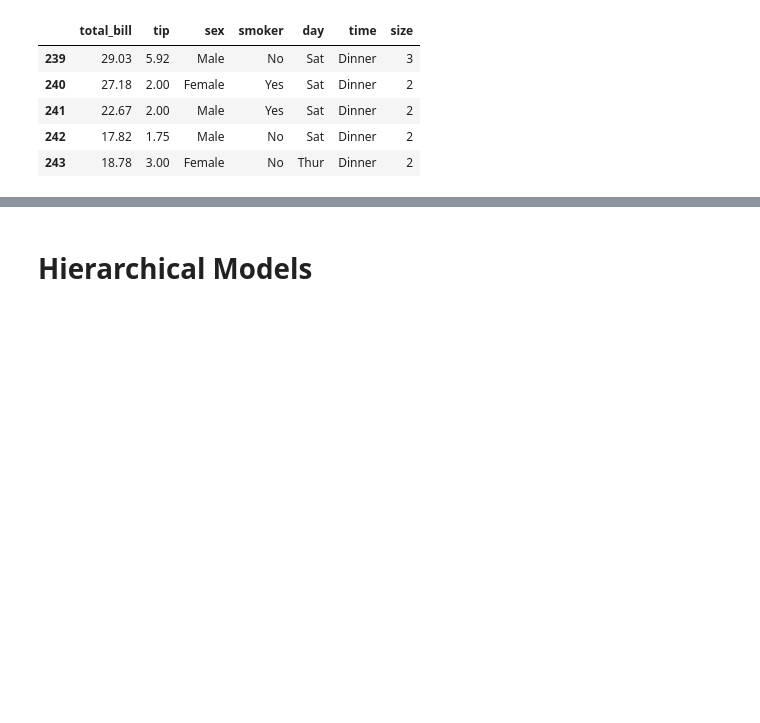
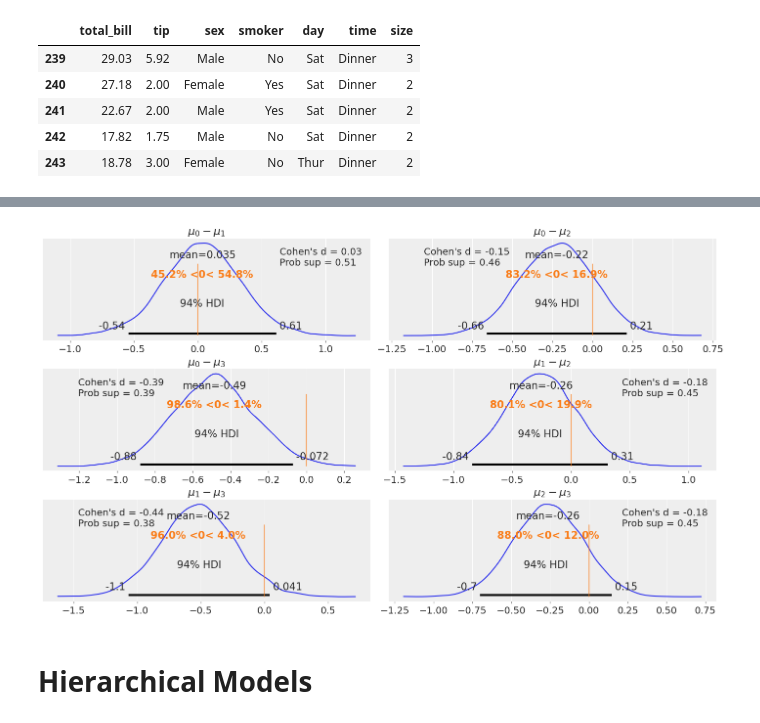
Before and after one commit to tallamjr/bap-numpyro, a Jupyter notebook: notebooks/02-programming-probabilistically.ipynb, the cells around one changed output, grey strips where cells are left out. Drawn from its saved outputs; the diff is of its cells as text; code cells hidden in the pictures; blank space fills up the shorter version.

```diff
--- a/notebooks/02-programming-probabilistically.ipynb
+++ b/notebooks/02-programming-probabilistically.ipynb
@@ -375,21 +380,24 @@ plt.savefig('B11197_02_17.png', dpi=300)
 # %%
-dist = stats.norm()
+distri = dist.Normal()
 
 _, ax = plt.subplots(3, 2, figsize=(14, 8), constrained_layout=True)
 
 comparisons = [(i, j) for i in range(4) for j in range(i+1, 4)]
 pos = [(k, l) for k in range(3) for l in (0, 1)]
 
 for (i, j), (k, l) in zip(comparisons, pos):
-    means_diff = trace_cg['μ'][:, i] - trace_cg['μ'][:, j]
-    d_cohen = (means_diff / np.sqrt((trace_cg['σ'][:, i]**2 + trace_cg['σ'][:, j]**2) / 2)).mean()
-    ps = dist.cdf(d_cohen/(2**0.5))
-    az.plot_posterior(means_diff, ref_val=0, ax=ax[k, l])
+    means_diff = mcmc4.get_samples()['μ'][:, i] - mcmc4.get_samples()['μ'][:, j]
+    d_cohen = (means_diff / jnp.sqrt((mcmc4.get_samples()['σ'][:, i]**2 + mcmc4.get_samples()['σ'][:, j]**2) / 2)).mean()
+    ps = distri.cdf(d_cohen/(2**0.5))
+#     import pdb;pdb.set_trace()
+    means_diff = jnp.asarray(means_diff)
+    az.plot_posterior(means_diff.copy(), ref_val=0, ax=ax[k, l])
     ax[k, l].set_title(f'$\mu_{i}-\mu_{j}$')
     ax[k, l].plot(
         0, label=f"Cohen's d = {d_cohen:.2f}\nProb sup = {ps:.2f}", alpha=0)
     ax[k, l].legend()
-plt.savefig('B11197_02_18.png', dpi=300)
+# %% [output]
+[figure, added]
 # %% [markdown]
 # Hierarchical Models
 # %% [markdown]
```
Also changed, not shown: parts of 29 cells of this notebook.
